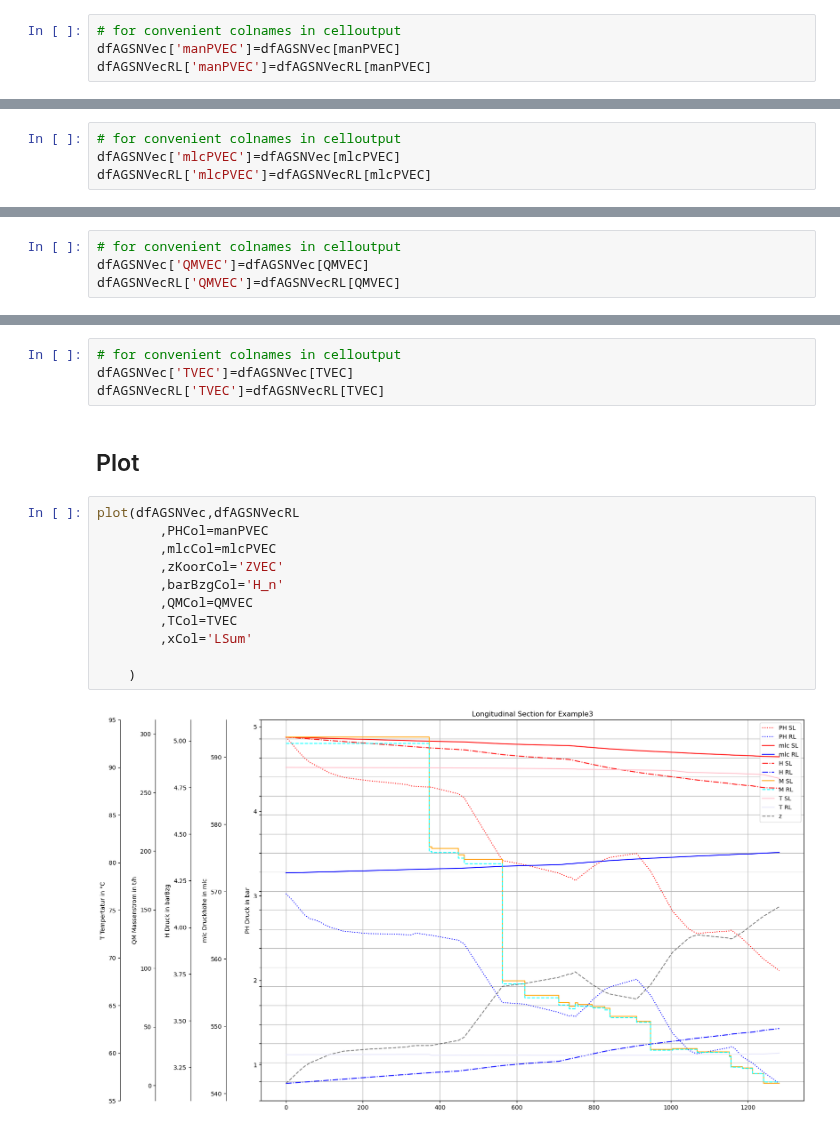
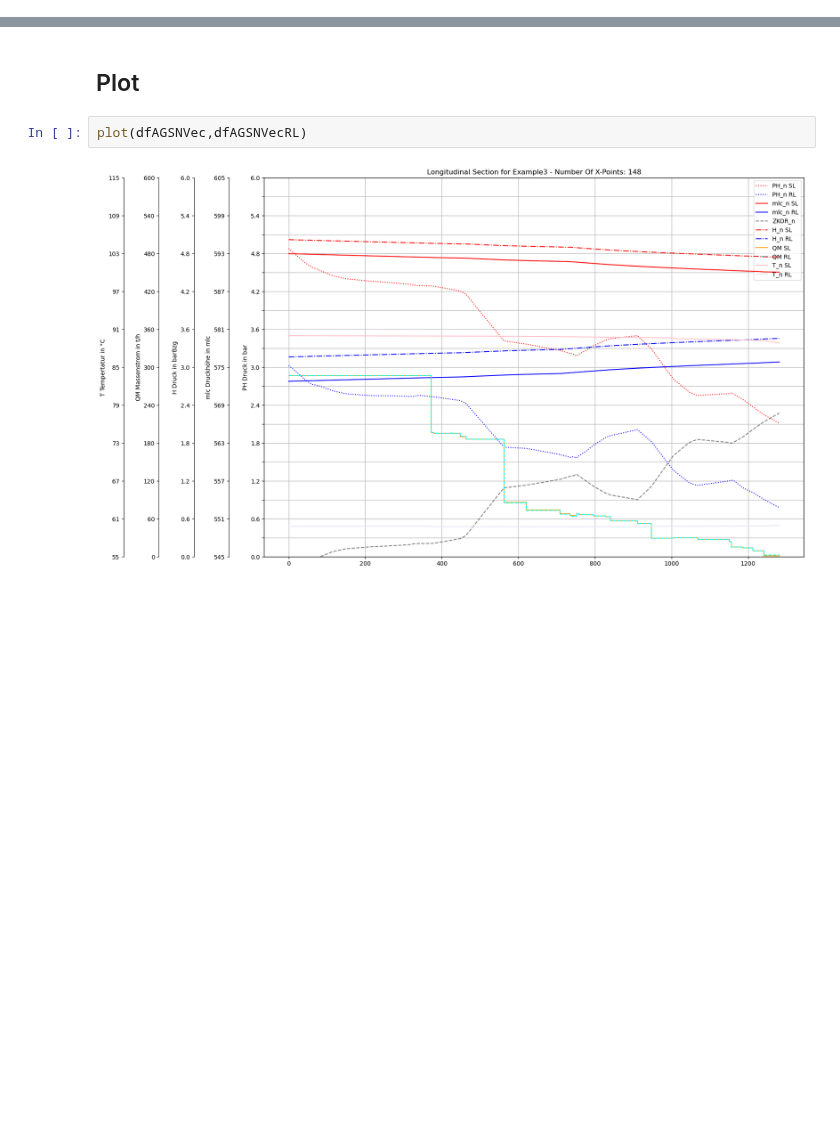
Before and after one commit to 3SConsult/PT3S, a Jupyter notebook: sphinx_docs/Example3.ipynb, the cells around one changed output, grey strips where cells are left out. Drawn from its saved outputs; the diff is of its cells as text; blank space fills up the shorter version.

```diff
--- a/sphinx_docs/Example3.ipynb
+++ b/sphinx_docs/Example3.ipynb
@@ -507,4 +477,0 @@ manPVEC
-# %%
-# for convenient colnames in celloutput
-dfAGSNVec['manPVEC']=dfAGSNVec[manPVEC]
-dfAGSNVecRL['manPVEC']=dfAGSNVecRL[manPVEC]
@@ -516,4 +477,0 @@ mlcPVEC=('STAT',
-# %%
-# for convenient colnames in celloutput
-dfAGSNVec['mlcPVEC']=dfAGSNVec[mlcPVEC]
-dfAGSNVecRL['mlcPVEC']=dfAGSNVecRL[mlcPVEC]
@@ -525,4 +477,0 @@ QMVEC=('STAT',
-# %%
-# for convenient colnames in celloutput
-dfAGSNVec['QMVEC']=dfAGSNVec[QMVEC]
-dfAGSNVecRL['QMVEC']=dfAGSNVecRL[QMVEC]
@@ -534,19 +478,6 @@ t0rVec)
-# %%
-# for convenient colnames in celloutput
-dfAGSNVec['TVEC']=dfAGSNVec[TVEC]
-dfAGSNVecRL['TVEC']=dfAGSNVecRL[TVEC]
 # %% [markdown]
 ## Plot
 # %%
-plot(dfAGSNVec,dfAGSNVecRL
-        ,PHCol=manPVEC
-        ,mlcCol=mlcPVEC
-        ,zKoorCol='ZVEC'
-        ,barBzgCol='H_n'
-        ,QMCol=QMVEC
-        ,TCol=TVEC
-        ,xCol='LSum'
-
-    )
+plot(dfAGSNVec,dfAGSNVecRL)
 # %% [output]
-[figure, old version]
+[figure, new version]
```
Also changed, not shown: parts of 37 cells of this notebook, 38 other files.
